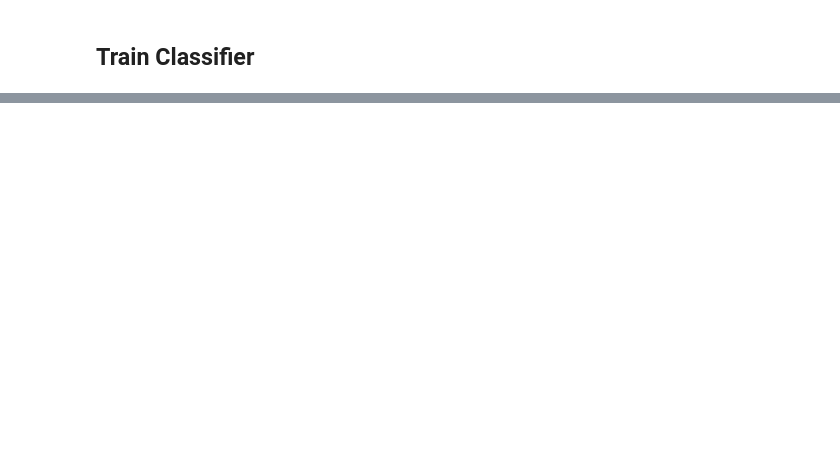
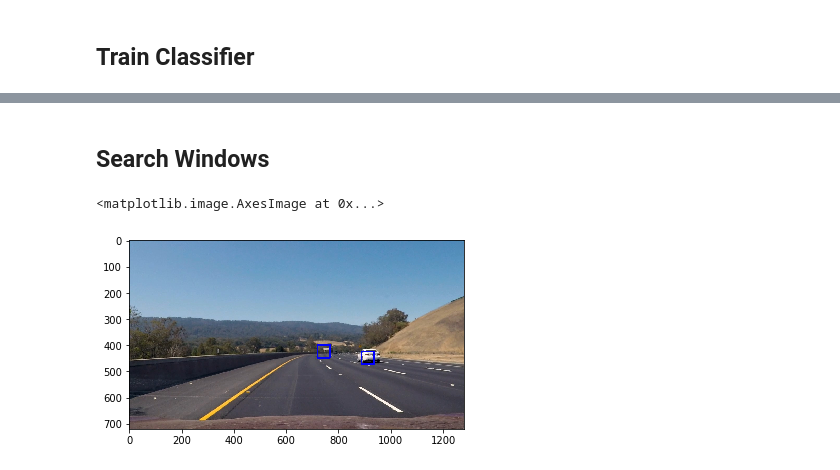
Before and after one commit to hgw2101/CarND-Vehicle-Detection, a Jupyter notebook: model.ipynb, the cells around one changed output, grey strips where cells are left out. Cells and saved outputs as stored; diff of their text form; code cells hidden in the pictures; blank space fills up the shorter version.

Commit message:
add search window logic, but model performs poorly on test images

```diff
--- a/model.ipynb
+++ b/model.ipynb
@@ -3,3 +7,14 @@
+# %%
+# Define a function to draw bounding boxes
+def draw_boxes(img, bboxes, color=(0, 0, 255), thick=6):
+    # Make a copy of the image
+    imcopy = np.copy(img)
+    # Iterate through the bounding boxes
+    for bbox in bboxes:
+        # Draw a rectangle given bbox coordinates
+        cv2.rectangle(imcopy, bbox[0], bbox[1], color, thick)
+    # Return the image copy with boxes drawn
+    return imcopy
 # %% [markdown]
 ## Feature Extraction
 
@@ -137,0 +221,2 @@ For these 10 labels:  [ 1.  1.  1.  0.  1.  1.  1.  1.  0.  1.]
+# %% [markdown]
+## Search Windows
@@ -137,0 +428,29 @@ For these 10 labels:  [ 1.  1.  1.  0.  1.  1.  1.  1.  0.  1.]
+# %%
+image = mpimg.imread('test_images/test3.jpg')
+draw_image = np.copy(image)
+
+# Uncomment the following line if you extracted training
+# data from .png images (scaled 0 to 1 by mpimg) and the
+# image you are searching is a .jpg (scaled 0 to 255)
+
+image = image.astype(np.float32)/255
+
+# print("this is image[0]: ", image[0])
+# print("this is draw_image[0]: ", draw_image[0])
+
+windows = slide_window(image, x_start_stop=[None, None], y_start_stop=y_start_stop,
+                    xy_window=(96, 96), xy_overlap=(0.5, 0.5))
+
+hot_windows = search_windows(image, windows, svc, X_scaler, color_space=color_space,
+                        spatial_size=spatial_size, hist_bins=hist_bins,
+                        orient=orient, pix_per_cell=pix_per_cell,
+                        cell_per_block=cell_per_block,
+                        hog_channel=hog_channel, spatial_feat=spatial_feat,
+                        hist_feat=hist_feat, hog_feat=hog_feat)
+
+window_img = draw_boxes(draw_image, hot_windows, color=(0, 0, 255), thick=6)
+
+plt.imshow(window_img)
+# %% [output]
+<matplotlib.image.AxesImage at 0x...>
+[figure, added]
```
Also changed, not shown: parts of 8 cells of this notebook.
